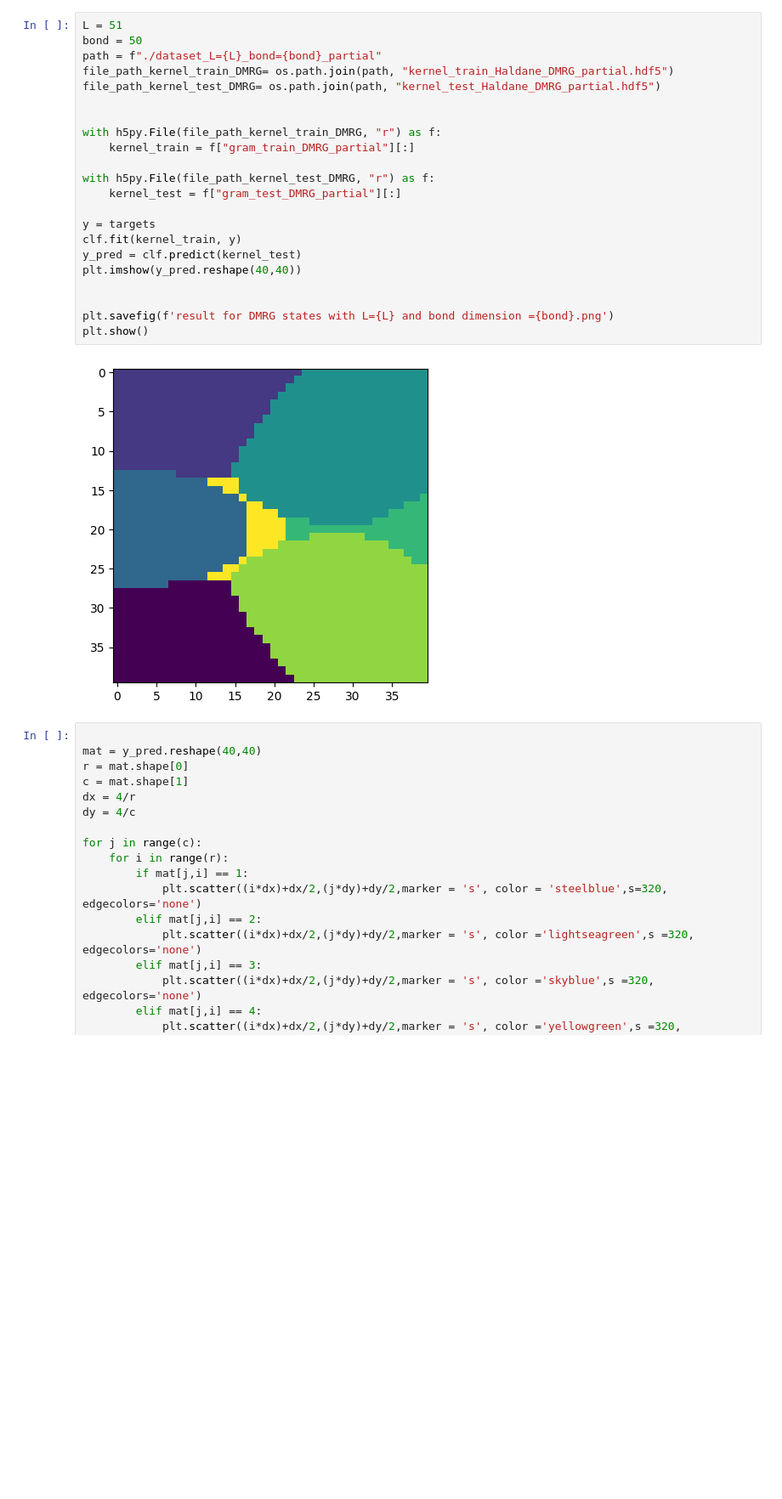
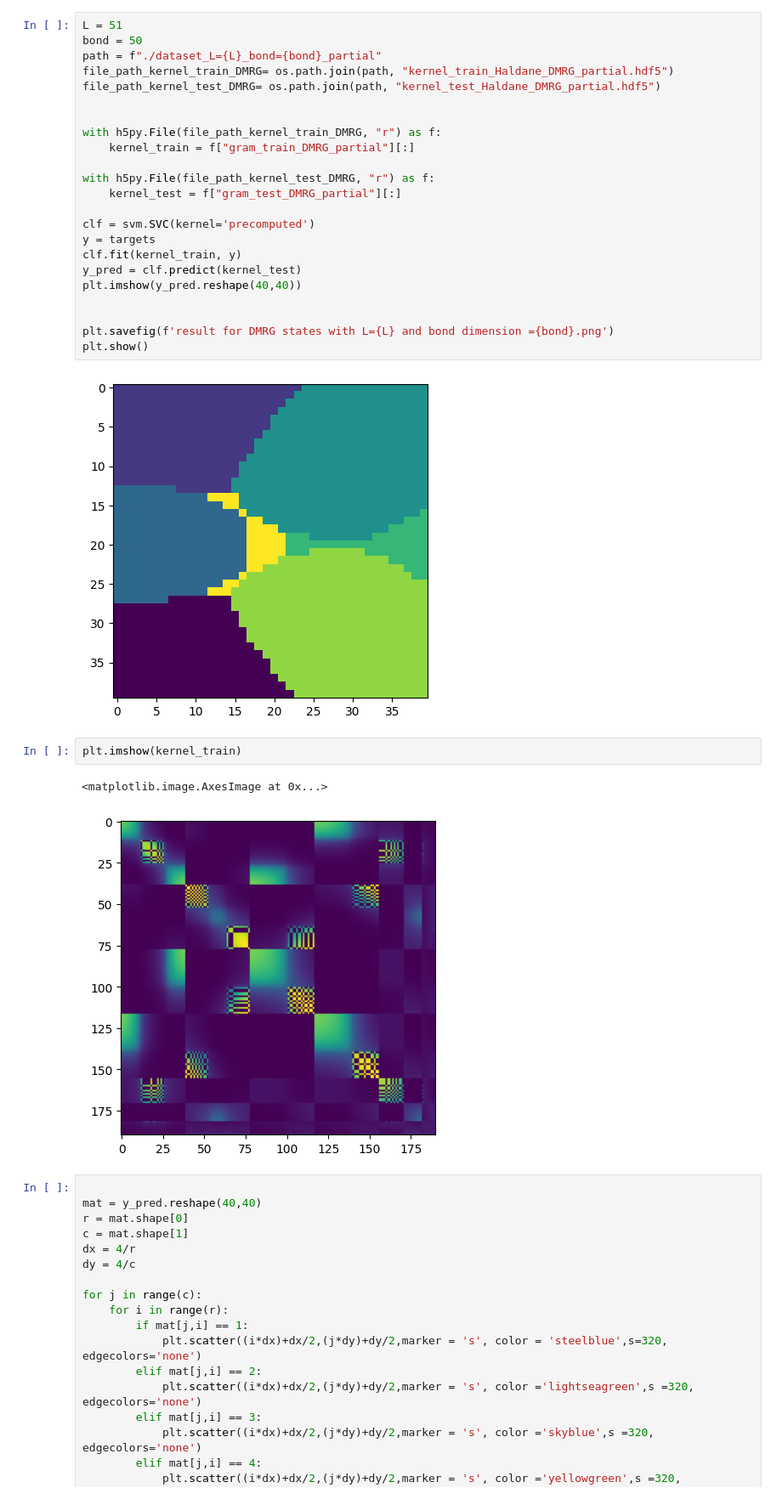
Before and after one commit to mehrankhosrojerdi/4th_project_with_UCL, a Jupyter notebook: supervised learning/partial_density.ipynb, the cells around one changed output. Shown at 85% size. Saved outputs shown, nothing was run; the diff lists cells and outputs as text; blank space fills up the shorter version.

```diff
--- a/supervised learning/partial_density.ipynb
+++ b/supervised learning/partial_density.ipynb
@@ -309,6 +311,7 @@ with h5py.File(file_path_kernel_train_DMRG, "r") as f:
 with h5py.File(file_path_kernel_test_DMRG, "r") as f:
     kernel_test = f["gram_test_DMRG_partial"][:]
 
+clf = svm.SVC(kernel='precomputed')
 y = targets
 clf.fit(kernel_train, y)
 y_pred = clf.predict(kernel_test)
@@ -319,6 +322,11 @@ plt.savefig(f'result for DMRG states with L={L} and bond dimension ={bond}.png')
 plt.show()
 # %% [output]
 [figure]
+# %%
+plt.imshow(kernel_train)
+# %% [output]
+<matplotlib.image.AxesImage at 0x...>
+[figure, added]
 # %%
 
 mat = y_pred.reshape(40,40)
```
Also changed, not shown: parts of 5 cells of this notebook, 12 other files.
